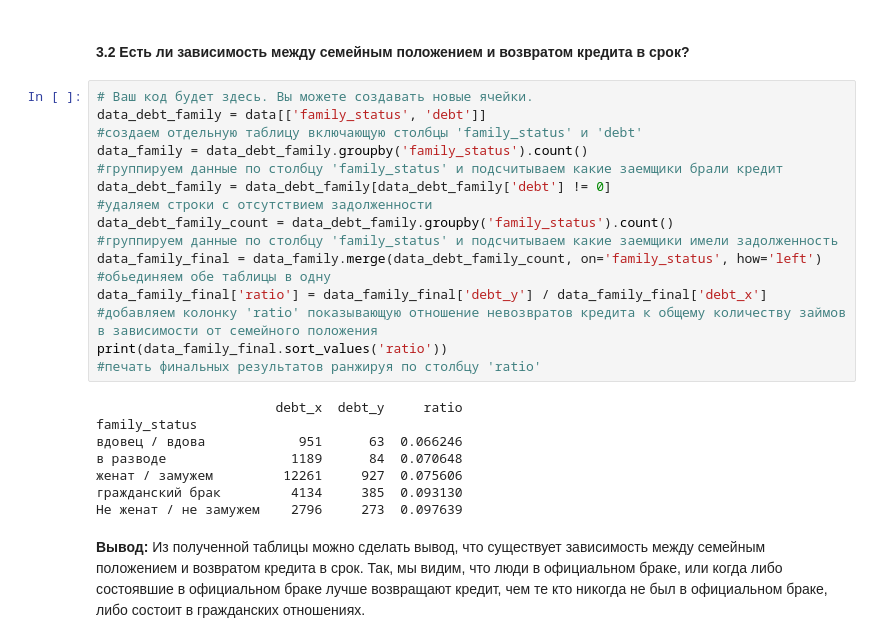
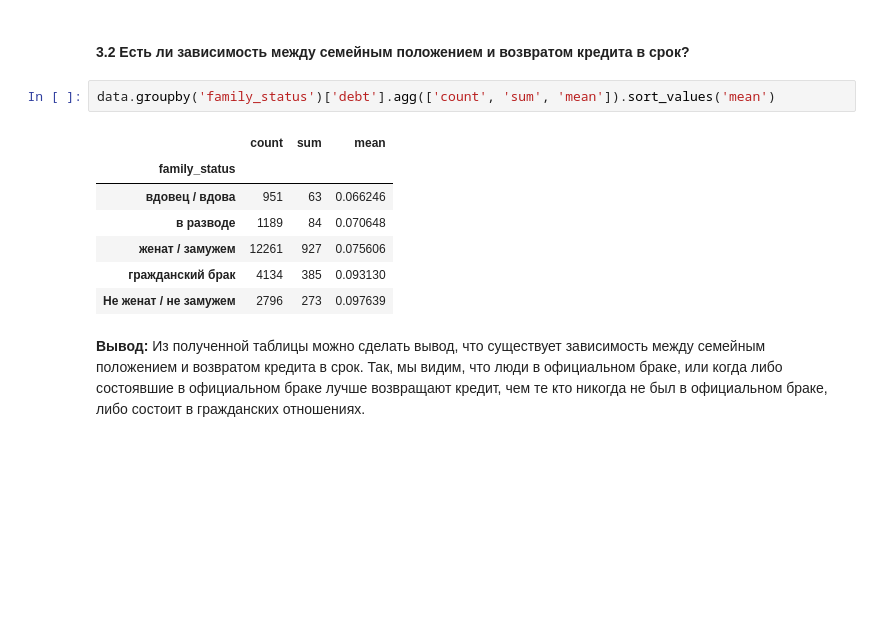
Before and after one commit to denismaslov/yandex, a Jupyter notebook: sprint2/yandex_practicum_sprint2.ipynb, the cells around one changed output. Saved outputs shown, nothing was run; the diff lists cells and outputs as text; blank space fills up the shorter version.

```diff
--- a/sprint2/yandex_practicum_sprint2.ipynb
+++ b/sprint2/yandex_practicum_sprint2.ipynb
@@ -357,29 +270,15 @@ data.groupby('children')['debt'].agg(['count', 'sum', 'mean'])
 # %% [markdown]
 #### 3.2 Есть ли зависимость между семейным положением и возвратом кредита в срок?
-# %%
-# Ваш код будет здесь. Вы можете создавать новые ячейки.
-data_debt_family = data[['family_status', 'debt']]
-#создаем отдельную таблицу включающую столбцы 'family_status' и 'debt'
-data_family = data_debt_family.groupby('family_status').count()
-#группируем данные по столбцу 'family_status' и подсчитываем какие заемщики брали кредит
-data_debt_family = data_debt_family[data_debt_family['debt'] != 0]
-#удаляем строки с отсутствием задолженности
-data_debt_family_count = data_debt_family.groupby('family_status').count()
-#группируем данные по столбцу 'family_status' и подсчитываем какие заемщики имели задолженность
-data_family_final = data_family.merge(data_debt_family_count, on='family_status', how='left')
-#обьединяем обе таблицы в одну
-data_family_final['ratio'] = data_family_final['debt_y'] / data_family_final['debt_x']
-#добавляем колонку 'ratio' показывающую отношение невозвратов кредита к общему количеству займов в зависимости от семейного положения
-print(data_family_final.sort_values('ratio'))
-#печать финальных результатов ранжируя по столбцу 'ratio'
-# %% [output]
-                       debt_x  debt_y     ratio
-family_status
-вдовец / вдова            951      63  0.066246
-в разводе                1189      84  0.070648
-женат / замужем         12261     927  0.075606
-гражданский брак         4134     385  0.093130
-Не женат / не замужем    2796     273  0.097639
+# %%
+data.groupby('family_status')['debt'].agg(['count', 'sum', 'mean']).sort_values('mean')
+# %% [output]
+|  | count | sum | mean |
+| family_status |  |  |  |
+| вдовец / вдова | 951 | 63 | 0.066246 |
+| в разводе | 1189 | 84 | 0.070648 |
+| женат / замужем | 12261 | 927 | 0.075606 |
+| гражданский брак | 4134 | 385 | 0.093130 |
+| Не женат / не замужем | 2796 | 273 | 0.097639 |
 # %% [markdown]
 **Вывод:**
 Из полученной таблицы можно сделать вывод, что существует зависимость между семейным положением и возвратом кредита в срок. Так, мы видим, что люди в официальном браке, или когда либо состоявшие в официальном браке лучше возвращают кредит, чем те кто никогда не был в официальном браке, либо состоит в гражданских отношениях.
```
Also changed, not shown: parts of 21 cells of this notebook.
